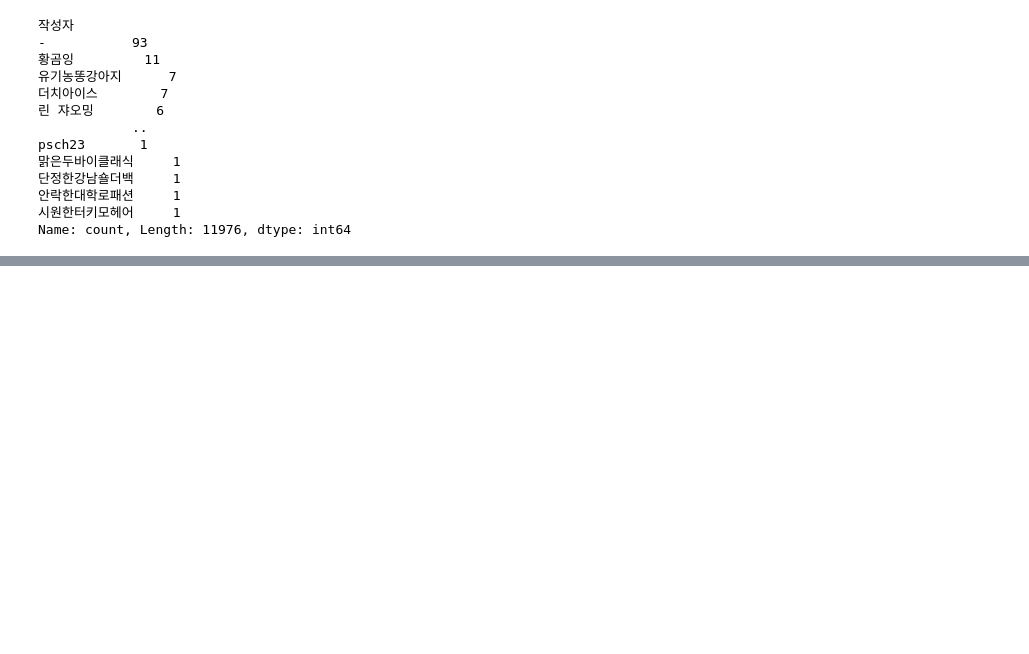
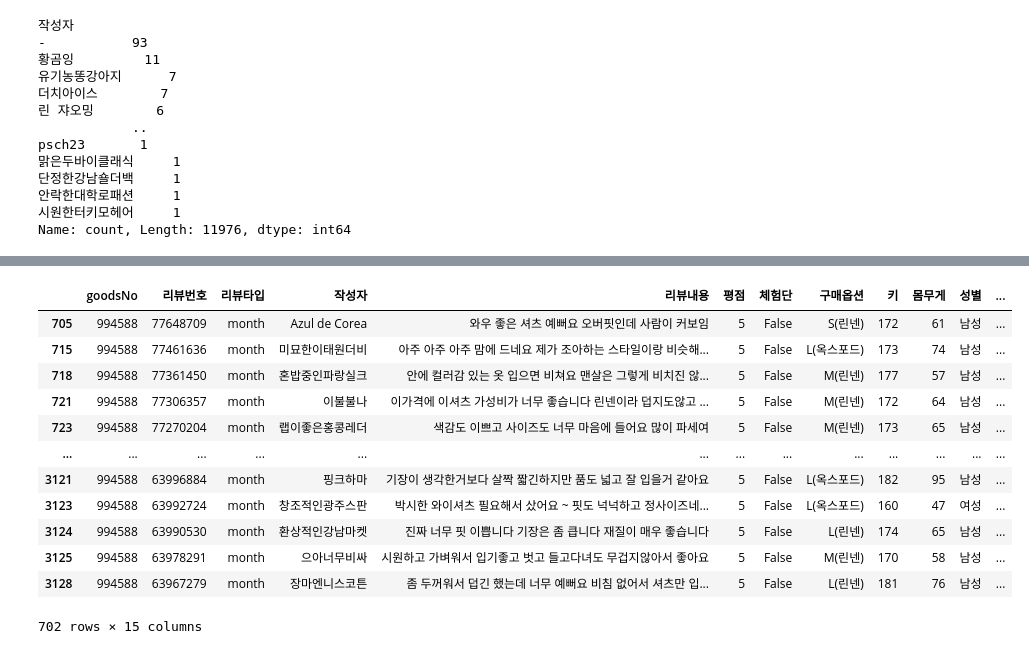
Before and after one commit to yoohengu/review_analysis_filluminate, a Jupyter notebook: kms/notepad.ipynb, the cells around one changed output, grey strips where cells are left out. Drawn from its saved outputs; the diff is of its cells as text; code cells hidden in the pictures; blank space fills up the shorter version.

```diff
--- a/kms/notepad.ipynb
+++ b/kms/notepad.ipynb
@@ -87,0 +160,16 @@ outer[outer['작성자']=='황곰잉']
+# %%
+reviews_all[(reviews_all['goodsNo']==994588) & (reviews_all['리뷰타입']=='month')]
+# %% [output]
+|  | goodsNo | 리뷰번호 | 리뷰타입 | 작성자 | 리뷰내용 | 평점 | 체험단 | 구매옵션 | 키 | 몸무게 | 성별 | ... |
+| 705 | 994588 | 77648709 | month | Azul de Corea | 와우 좋은 셔츠 예뻐요 오버핏인데 사람이 커보임 | 5 | False | S(린넨) | 172 | 61 | 남성 | ... |
+| 715 | 994588 | 77461636 | month | 미묘한이태원더비 | 아주 아주 아주 맘에 드네요 제가 조아하는 스타일이랑 비슷해... | 5 | False | L(옥스포드) | 173 | 74 | 남성 | ... |
+| 718 | 994588 | 77361450 | month | 혼밥중인파랑실크 | 안에 컬러감 있는 옷 입으면 비쳐요 맨살은 그렇게 비치진 않... | 5 | False | M(린넨) | 177 | 57 | 남성 | ... |
+| 721 | 994588 | 77306357 | month | 이불불나 | 이가격에 이셔츠 가성비가 너무 좋습니다 린넨이라 덥지도않고 ... | 5 | False | M(린넨) | 172 | 64 | 남성 | ... |
+| 723 | 994588 | 77270204 | month | 랩이좋은홍콩레더 | 색감도 이쁘고 사이즈도 너무 마음에 들어요 많이 파세여 | 5 | False | M(린넨) | 173 | 65 | 남성 | ... |
+| ... | ... | ... | ... | ... | ... | ... | ... | ... | ... | ... | ... | ... |
+| 3121 | 994588 | 63996884 | month | 핑크하마 | 기장이 생각한거보다 살짝 짧긴하지만 품도 넓고 잘 입을거 같아요 | 5 | False | L(옥스포드) | 182 | 95 | 남성 | ... |
+| 3123 | 994588 | 63992724 | month | 창조적인광주스판 | 박시한 와이셔츠 필요해서 샀어요 ~ 핏도 넉넉하고 정사이즈네... | 5 | False | L(옥스포드) | 160 | 47 | 여성 | ... |
+| 3124 | 994588 | 63990530 | month | 환상적인강남마켓 | 진짜 너무 핏 이쁩니다 기장은 좀 큽니다 재질이 매우 좋습니다 | 5 | False | L(린넨) | 174 | 65 | 남성 | ... |
+| 3125 | 994588 | 63978291 | month | 으아너무비싸 | 시원하고 가벼워서 입기좋고 벗고 들고다녀도 무겁지않아서 좋아요 | 5 | False | M(린넨) | 170 | 58 | 남성 | ... |
+| 3128 | 994588 | 63967279 | month | 장마엔니스코튼 | 좀 두꺼워서 덥긴 했는데 너무 예뻐요 비침 없어서 셔츠만 입... | 5 | False | L(린넨) | 181 | 76 | 남성 | ... |
+702 rows × 15 columns
```
Also changed, not shown: parts of 10 cells of this notebook, 5 other files.
